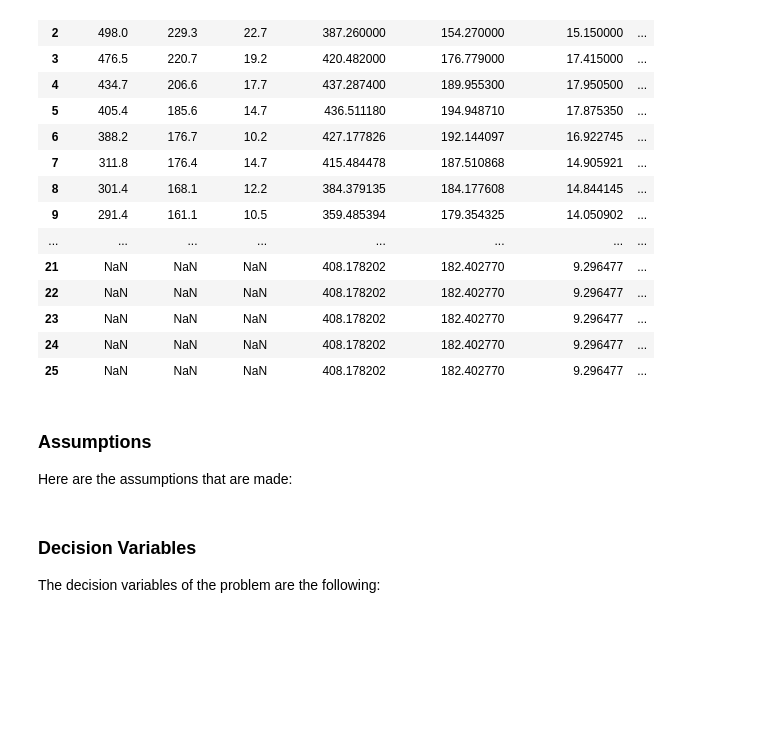
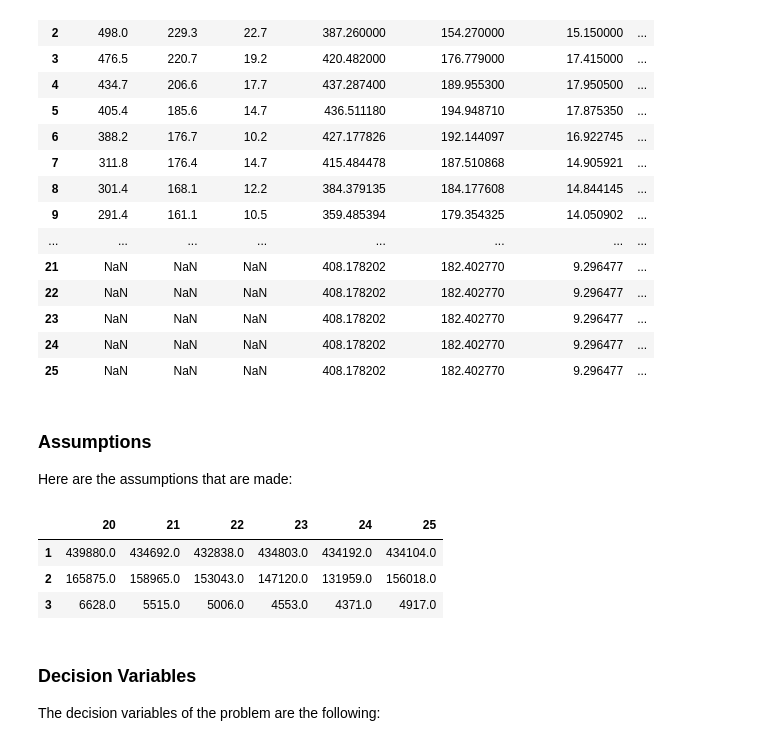
Before and after one commit to Hawmex/aut_pp_project, a Jupyter notebook: 2. S&OP/notebook.ipynb, the cells around one changed output. Saved outputs shown, nothing was run; the diff lists cells and outputs as text; code cells hidden in the pictures; blank space fills up the shorter version.

Commit message:
phase 3

```diff
--- a/phase_2/notebook.ipynb
+++ b/2. S&OP/notebook.ipynb
@@ -24,7 +24,7 @@ from pulp import LpProblem, LpMinimize, LpVariable, LpInteger, lpSum
 Here, we import the forecasting data from the previous phase.
 # %%
 phase_1_output = pd.read_excel(
-    "../phase_1/output.xlsx",
+    "../1. Demand Forecasting/output.xlsx",
     sheet_name="Data",
     index_col=0,
 )
@@ -55,19 +55,26 @@ Here are the assumptions that are made:
 # %%
 # the optimal forecasting methods according to the results of the first phase
 selector = [
     "G1 Forecast (WMA)",
     "G2 Forecast (ALR)",
     "G3 Forecast (ALR)",
 ]
 
 T = range(20, 26)  # periods
 G = range(1, 4)  # product groups
 
 # demands
-D = (
+d = (
     phase_1_output[selector].rename(columns=dict(zip(selector, G))).transpose()[T]
     * 1000
 ).pipe(np.ceil)
+
+d
+# %% [output]
+|  | 20 | 21 | 22 | 23 | 24 | 25 |
+| 1 | 439880.0 | 434692.0 | 432838.0 | 434803.0 | 434192.0 | 434104.0 |
+| 2 | 165875.0 | 158965.0 | 153043.0 | 147120.0 | 131959.0 | 156018.0 |
+| 3 | 6628.0 | 5515.0 | 5006.0 | 4553.0 | 4371.0 | 4917.0 |
 # %% [markdown]
 ### Decision Variables
 
```
Also changed, not shown: parts of 2 cells of this notebook, 21 other files.
